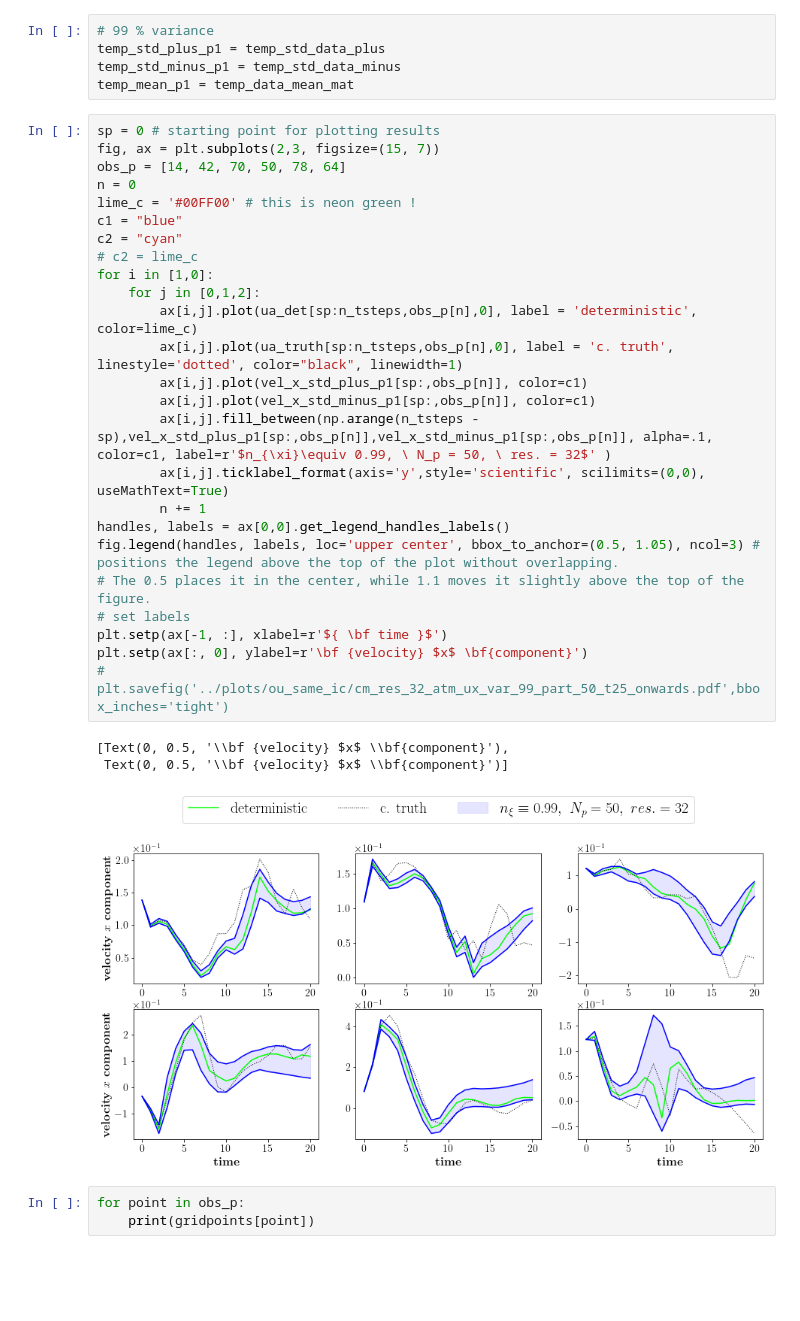
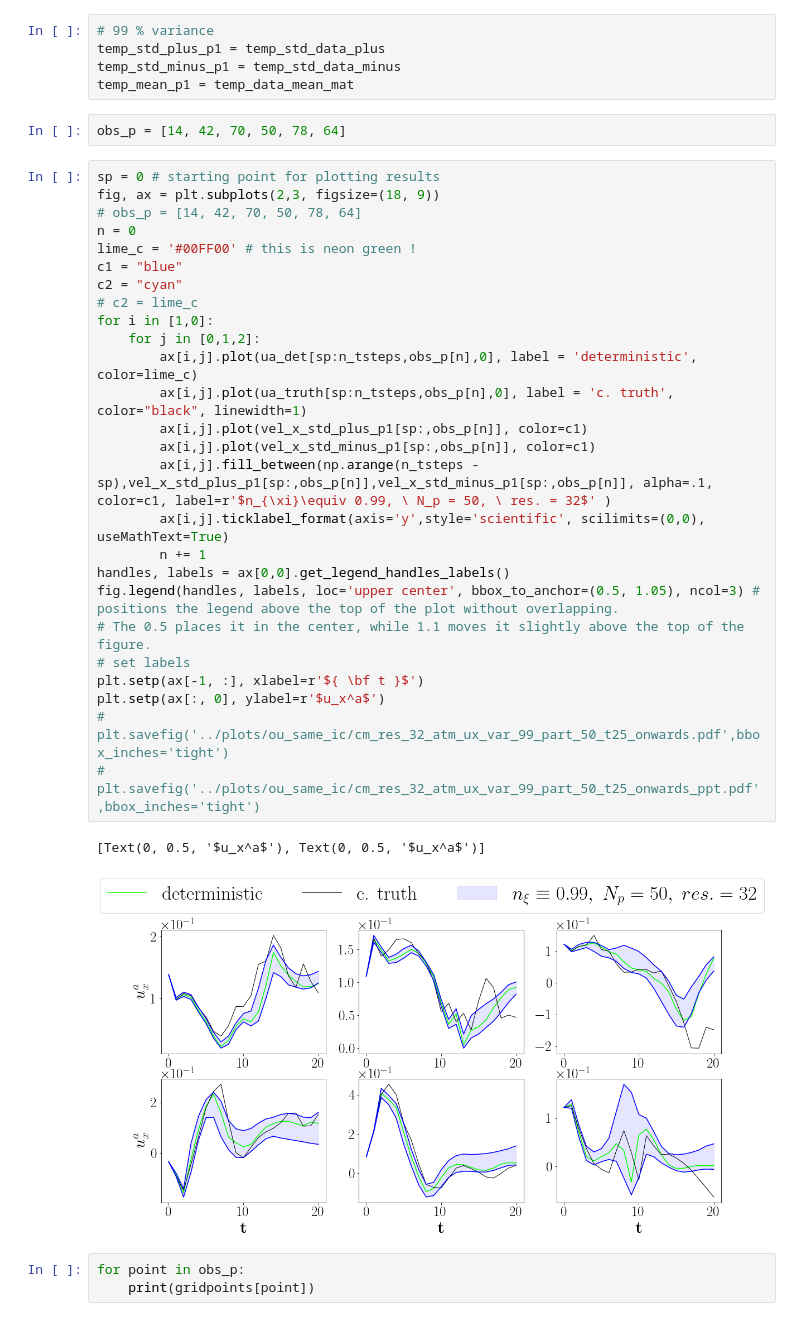
Before and after one commit to sharma-kk/coupled_OA_model, a Jupyter notebook: stochastic/224x32/data_analysis/ensem_ou_m_obs_same_ic_t25_onwards_vs_det_vs_truth.ipynb, the cells around one changed output. Drawn from its saved outputs; the diff is of its cells as text; blank space fills up the shorter version.

```diff
--- a/stochastic/224x32/data_analysis/ensem_ou_m_obs_same_ic_t25_onwards_vs_det_vs_truth.ipynb
+++ b/stochastic/224x32/data_analysis/ensem_ou_m_obs_same_ic_t25_onwards_vs_det_vs_truth.ipynb
@@ -109,35 +112,37 @@ for l in range(n_obs_points):
 temp_std_plus_p1 = temp_std_data_plus
 temp_std_minus_p1 = temp_std_data_minus
 temp_mean_p1 = temp_data_mean_mat
+# %%
+obs_p = [14, 42, 70, 50, 78, 64]
 # %%
 sp = 0 # starting point for plotting results
-fig, ax = plt.subplots(2,3, figsize=(15, 7))
-obs_p = [14, 42, 70, 50, 78, 64]
+fig, ax = plt.subplots(2,3, figsize=(18, 9))
+# obs_p = [14, 42, 70, 50, 78, 64]
 n = 0
 lime_c = '#00FF00' # this is neon green !
 c1 = "blue"
 c2 = "cyan"
 # c2 = lime_c
 for i in [1,0]:
     for j in [0,1,2]:
         ax[i,j].plot(ua_det[sp:n_tsteps,obs_p[n],0], label = 'deterministic', color=lime_c)
-        ax[i,j].plot(ua_truth[sp:n_tsteps,obs_p[n],0], label = 'c. truth', linestyle='dotted', color="black", linewidth=1)
+        ax[i,j].plot(ua_truth[sp:n_tsteps,obs_p[n],0], label = 'c. truth', color="black", linewidth=1)
         ax[i,j].plot(vel_x_std_plus_p1[sp:,obs_p[n]], color=c1)
         ax[i,j].plot(vel_x_std_minus_p1[sp:,obs_p[n]], color=c1)
         ax[i,j].fill_between(np.arange(n_tsteps - sp),vel_x_std_plus_p1[sp:,obs_p[n]],vel_x_std_minus_p1[sp:,obs_p[n]], alpha=.1, color=c1, label=r'$n_{\xi}\equiv 0.99, \ N_p = 50, \ res. = 32$' )
         ax[i,j].ticklabel_format(axis='y',style='scientific', scilimits=(0,0), useMathText=True)
         n += 1
 handles, labels = ax[0,0].get_legend_handles_labels()
 fig.legend(handles, labels, loc='upper center', bbox_to_anchor=(0.5, 1.05), ncol=3) # positions the legend above the top of the plot without overlapping.
 # The 0.5 places it in the center, while 1.1 moves it slightly above the top of the figure.
 # set labels
-plt.setp(ax[-1, :], xlabel=r'${ \bf time }$')
-plt.setp(ax[:, 0], ylabel=r'\bf {velocity} $x$ \bf{component}')
+plt.setp(ax[-1, :], xlabel=r'${ \bf t }$')
+plt.setp(ax[:, 0], ylabel=r'$u_x^a$')
 # plt.savefig('../plots/ou_same_ic/cm_res_32_atm_ux_var_99_part_50_t25_onwards.pdf',bbox_inches='tight')
+# plt.savefig('../plots/ou_same_ic/cm_res_32_atm_ux_var_99_part_50_t25_onwards_ppt.pdf',bbox_inches='tight')
 # %% [output]
-[Text(0, 0.5, '\\bf {velocity} $x$ \\bf{component}'),
- Text(0, 0.5, '\\bf {velocity} $x$ \\bf{component}')]
+[Text(0, 0.5, '$u_x^a$'), Text(0, 0.5, '$u_x^a$')]
-[figure, old version]
+[figure, new version]
 # %%
 for point in obs_p:
     print(gridpoints[point])
```
Also changed, not shown: parts of 14 cells of this notebook, 5 other files.
